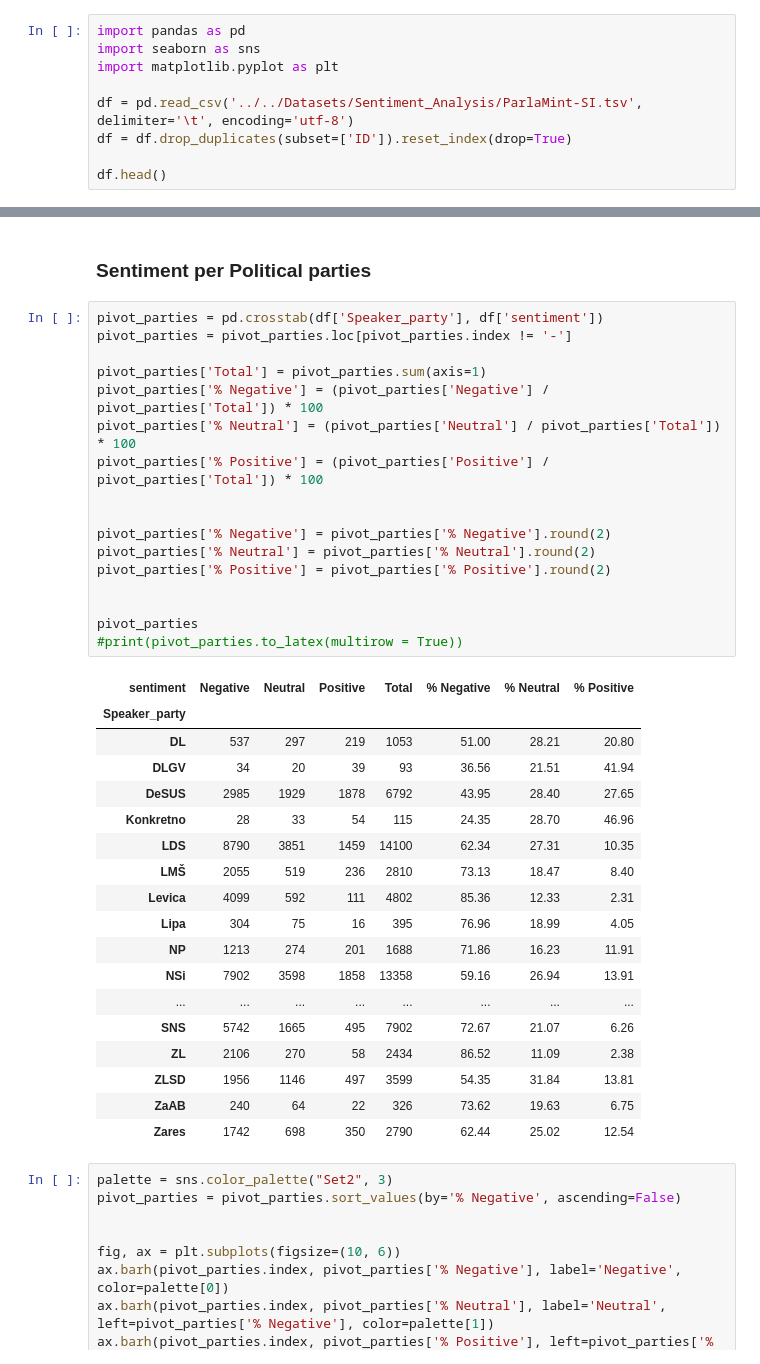
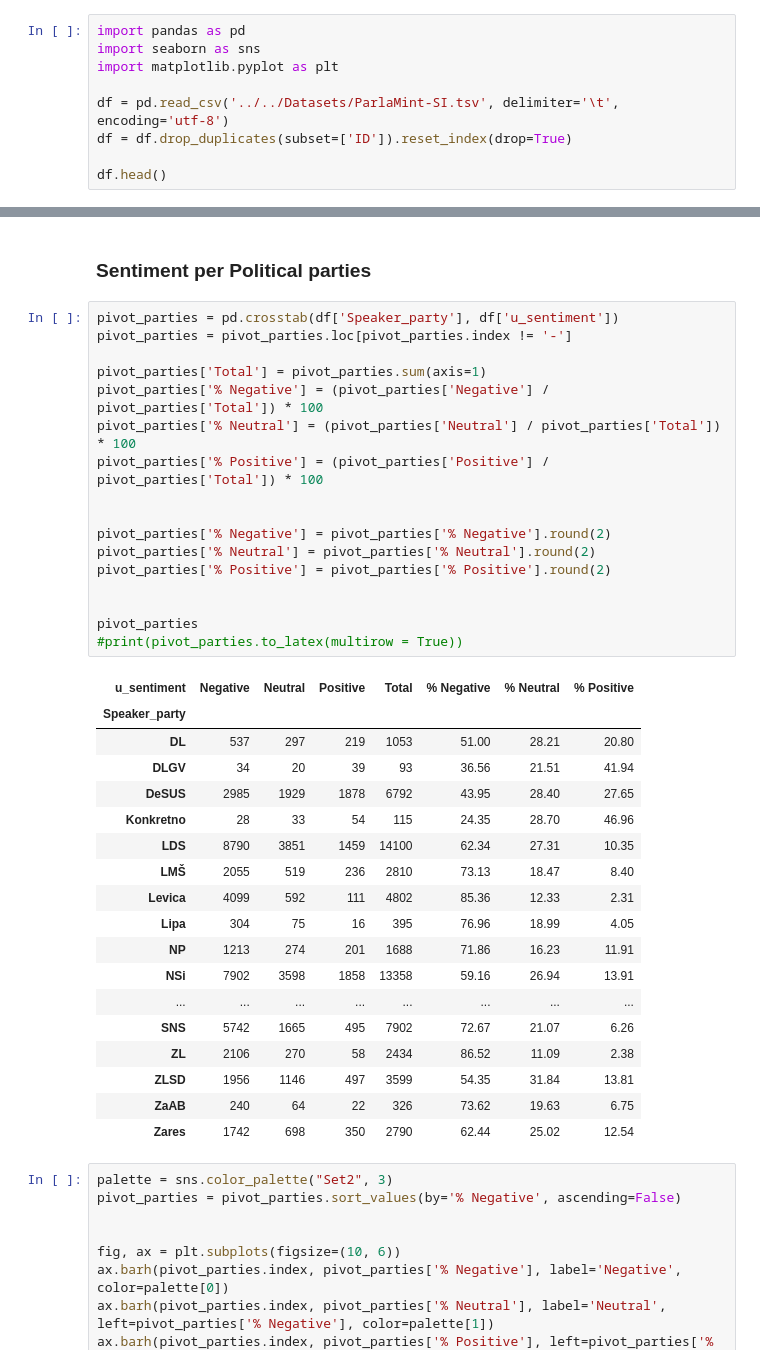
Before and after one commit to katjameden/ParlaMint_Sentiment, a Jupyter notebook: Aggregation/Notebooks/Sentiment_Analysis/Analysis_utterances.ipynb, the cells around one changed output, grey strips where cells are left out. Drawn from its saved outputs; the diff is of its cells as text.

```diff
--- a/Aggregation/Notebooks/Sentiment_Analysis/Analysis_utterances.ipynb
+++ b/Aggregation/Notebooks/Sentiment_Analysis/Analysis_utterances.ipynb
@@ -5,7 +5,7 @@ import pandas as pd
 import seaborn as sns
 import matplotlib.pyplot as plt
 
-df = pd.read_csv('../../Datasets/Sentiment_Analysis/ParlaMint-SI.tsv', delimiter='\t', encoding='utf-8')
+df = pd.read_csv('../../Datasets/ParlaMint-SI.tsv', delimiter='\t', encoding='utf-8')
 df = df.drop_duplicates(subset=['ID']).reset_index(drop=True)
 
 df.head()
@@ -515,24 +515,24 @@ plt.show()
 # %% [markdown]
 ### Sentiment per Political parties
 # %%
-pivot_parties = pd.crosstab(df['Speaker_party'], df['sentiment'])
+pivot_parties = pd.crosstab(df['Speaker_party'], df['u_sentiment'])
 pivot_parties = pivot_parties.loc[pivot_parties.index != '-']
 
 pivot_parties['Total'] = pivot_parties.sum(axis=1)
 pivot_parties['% Negative'] = (pivot_parties['Negative'] / pivot_parties['Total']) * 100
 pivot_parties['% Neutral'] = (pivot_parties['Neutral'] / pivot_parties['Total']) * 100
 pivot_parties['% Positive'] = (pivot_parties['Positive'] / pivot_parties['Total']) * 100
 
 
 pivot_parties['% Negative'] = pivot_parties['% Negative'].round(2)
 pivot_parties['% Neutral'] = pivot_parties['% Neutral'].round(2)
 pivot_parties['% Positive'] = pivot_parties['% Positive'].round(2)
 
 
 pivot_parties
 #print(pivot_parties.to_latex(multirow = True))
 # %% [output]
-| sentiment | Negative | Neutral | Positive | Total | % Negative | % Neutral | % Positive |
+| u_sentiment | Negative | Neutral | Positive | Total | % Negative | % Neutral | % Positive |
 | Speaker_party |  |  |  |  |  |  |  |
 | DL | 537 | 297 | 219 | 1053 | 51.00 | 28.21 | 20.80 |
 | DLGV | 34 | 20 | 39 | 93 | 36.56 | 21.51 | 41.94 |
```
Also changed, not shown: parts of 19 cells of this notebook, 12 other files.
